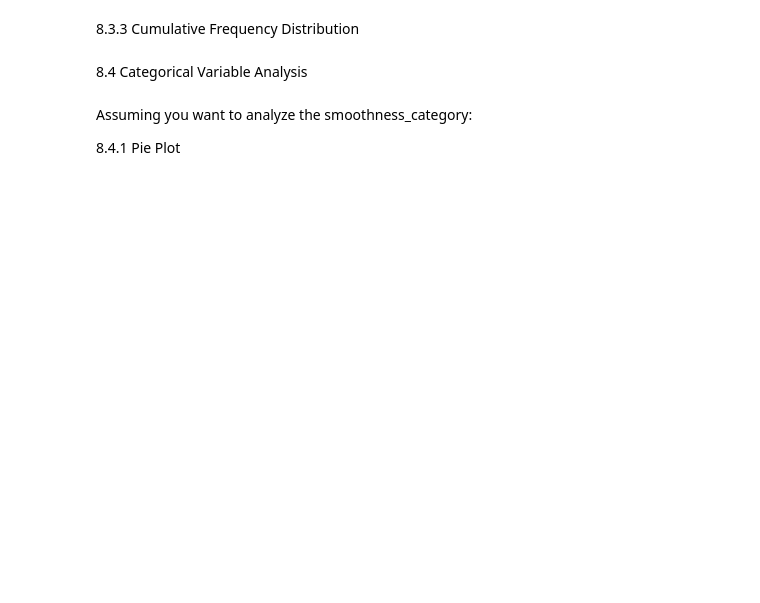
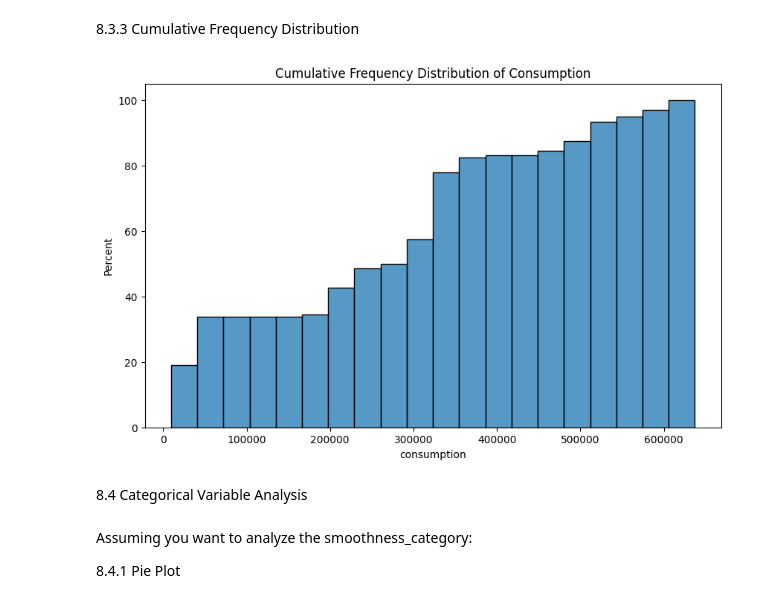
Before and after one commit to PranayBatta/EDA, a Jupyter notebook: 21BDS0100_EDA.ipynb, the cells around one changed output. Saved outputs shown, nothing was run; the diff lists cells and outputs as text; code cells hidden in the pictures; blank space fills up the shorter version.

```diff
--- a/21BDS0100_EDA.ipynb
+++ b/21BDS0100_EDA.ipynb
@@ -697,5 +749,12 @@ NameError: name 'df' is not defined
 # %% [markdown]
 8.3.3 Cumulative Frequency Distribution
+# %%
+plt.figure(figsize=(10, 6))
+sns.histplot(df['consumption'], bins=20, cumulative=True, stat='percent')
+plt.title("Cumulative Frequency Distribution of Consumption")
+plt.show()
+# %% [output]
+[figure, added]
 # %% [markdown]
 8.4 Categorical Variable Analysis
 # %% [markdown]
```
Also changed, not shown: parts of 70 cells of this notebook.
